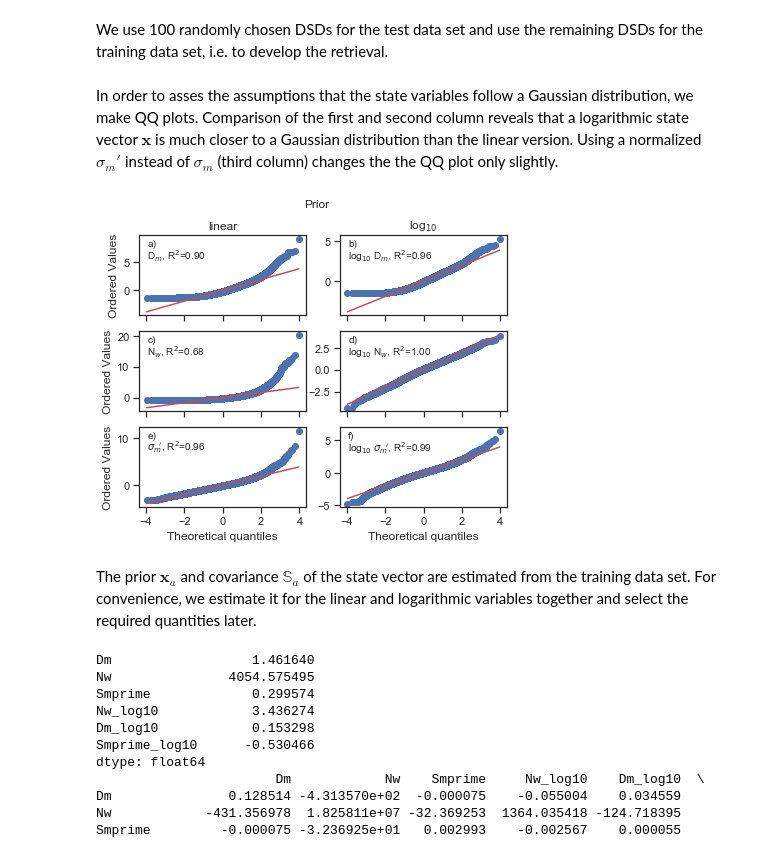
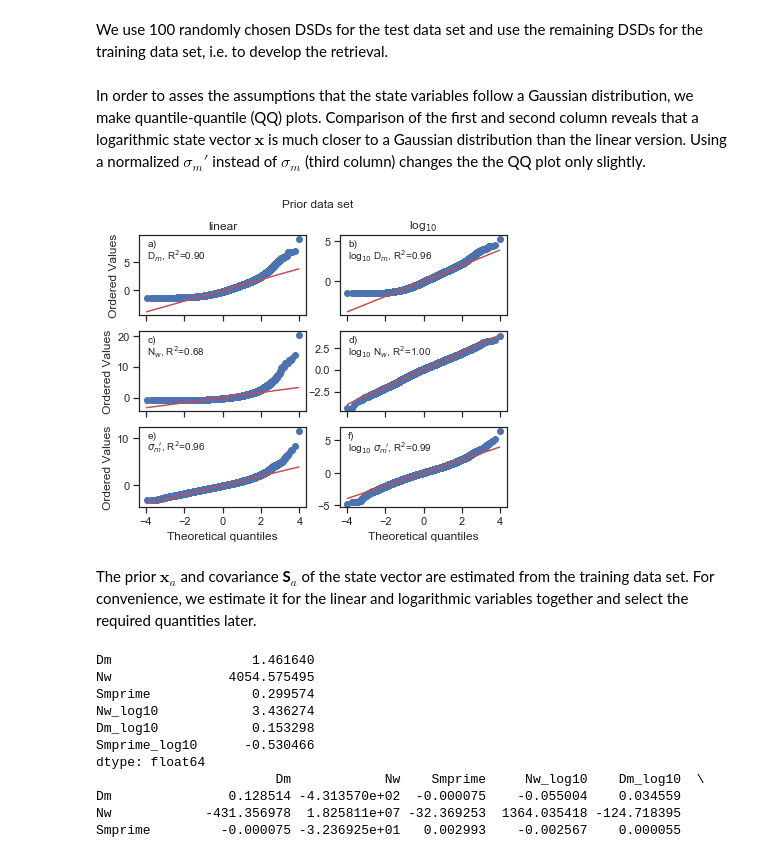
Before and after one commit to maahn/pyOptimalEstimation_examples, a Jupyter notebook: Supplement B - DSD retrieval.ipynb, the cells around one changed output. Cells and saved outputs as stored; diff of their text form; code cells hidden in the pictures.

Commit message:
Manuscript version January 27th

```diff
--- a/DSD_retrieval.ipynb
+++ b/Supplement B - DSD retrieval.ipynb
@@ -118,11 +114,11 @@ testII, trainingII = ii[:nTest], ii[nTest:]
 rainDat_test = rainDat.isel(time=testII)
 rainDat_training = rainDat.isel(time=trainingII)
 # %% [markdown]
-In order to asses the assumptions that the state variables follow a Gaussian distribution, we make QQ plots. Comparison of the first and second column reveals that a logarithmic state vector $\mathbf{x}$ is much closer to a Gaussian distribution than the linear version. Using a normalized  $\sigma_m\!'$ instead of $\sigma_m$ (third column) changes the the QQ plot only slightly.
+In order to asses the assumptions that the state variables follow a Gaussian distribution, we make quantile-quantile (QQ) plots. Comparison of the first and second column reveals that a logarithmic state vector $\mathbf{x}$ is much closer to a Gaussian distribution than the linear version. Using a normalized  $\sigma_m\!'$ instead of $\sigma_m$ (third column) changes the the QQ plot only slightly.
 # %%
 ncols = 2
 fig, sps = plt.subplots(figsize=(6.6, 5), nrows=3, ncols=ncols, sharex=True)
-fig.suptitle('Prior')
+fig.suptitle('Prior data set')
 sps = sps.reshape((3, ncols))
 
 jj = 0
@@ -145,38 +141,37 @@ for kk in range(3):
         if kk > 0:
             sps[kk, ii].set_title('')
         else:
             sps[kk, ii].set_title(x_name)
 
         sps[kk, ii].text(
             0.05,
             0.95,
             '%s)' % (abc[jj]),
             horizontalalignment='left',
             verticalalignment='top',
             transform=sps[kk, ii].transAxes)
         sps[kk, ii].text(
             0.05,
             0.85,
             '%s, R$^2$=%.2f' % (
                 supporting_routines.niceKeys[x_var], r**2
                 #, x_mean, x_std
             ),
             horizontalalignment='left',
             verticalalignment='top',
             transform=sps[kk, ii].transAxes)
 
         if kk < 2:
             sps[kk, ii].set_xlabel("")
         if ii > 0:
             sps[kk, ii].set_ylabel("")
         jj += 1
 
-# fig.tight_layout(pad=0.1, h_pad=0, w_pad=0.)
-fig.savefig('qq_x_lin_log.png')
+fig.savefig('Figure4.1.pdf')
 # %% [output]
-[figure, old version]
+[figure, new version]
 # %% [markdown]
-The prior $\mathbf{x}_{a}$ and covariance $\mathbb{S}_a$ of the state vector are estimated from the training data set. For convenience, we estimate it for the linear and logarithmic variables together and select the required quantities later.
+The prior $\mathbf{x}_{a}$ and covariance **S**$_a$ of the state vector are estimated from the training data set. For convenience, we estimate it for the linear and logarithmic variables together and select the required quantities later.
 # %%
 S_a = rainDat_training.to_dataframe().cov()
 x_ap = rainDat_training.to_dataframe().mean()
```
Also changed, not shown: parts of 77 cells of this notebook, 5 other files.
